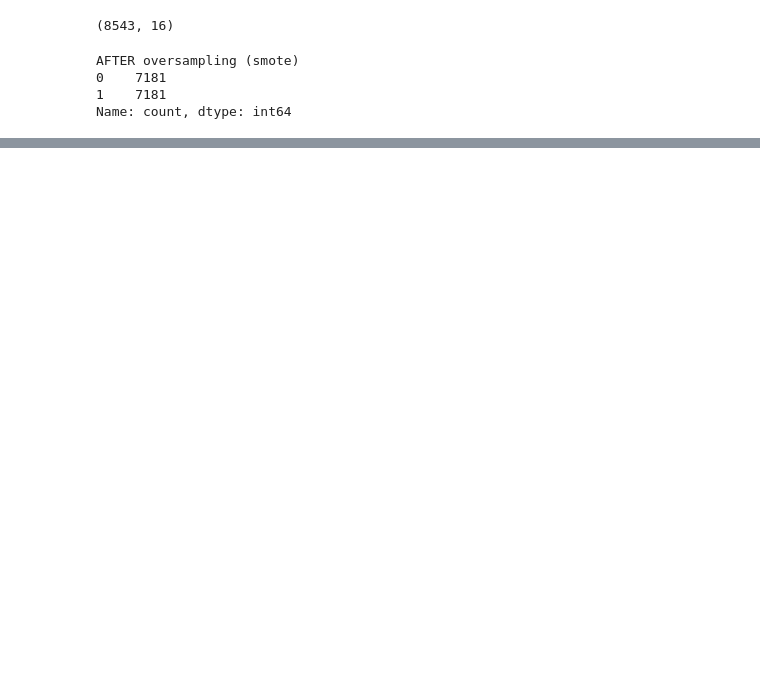
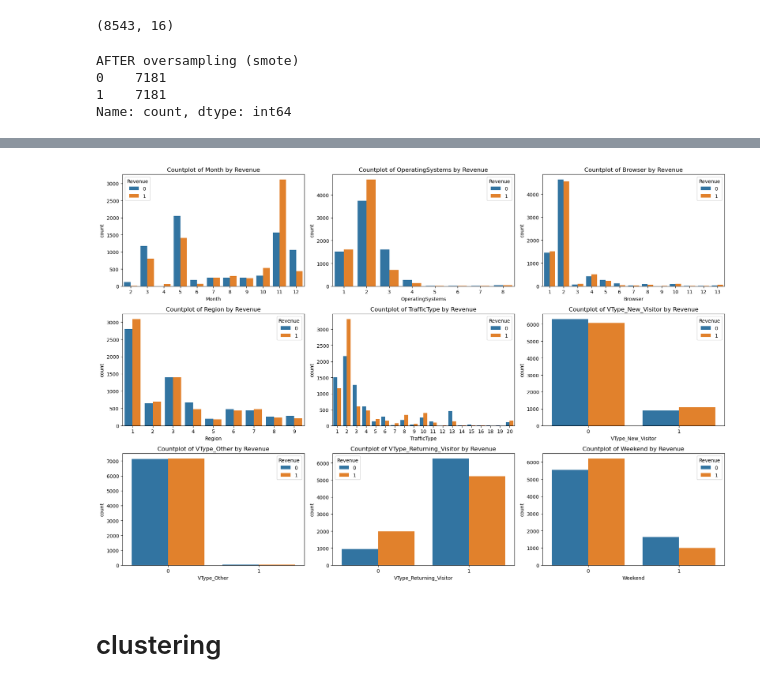
Before and after one commit to Opara19/ML_project03, a Jupyter notebook: ML_project3_test1.ipynb, the cells around one changed output, grey strips where cells are left out. Drawn from its saved outputs; the diff is of its cells as text; code cells hidden in the pictures; blank space fills up the shorter version.

```diff
--- a/ML_project3_test1.ipynb
+++ b/ML_project3_test1.ipynb
@@ -409,0 +438,13 @@ plt.scatter(km.cluster_centers_[:,0], km.cluster_centers_[:, 1], s = 50, c = 'bl
+# %%
+def ChiSquareContingency(data, y_train):
+    p_value = chi2_contingency(pd.crosstab(data, y_train))[1]
+    print(f'p-value: {p_value}')
+    if p_value > 0.05:
+        print(f'Accept H0, feature {data.name} is independent with Revenue')
+    else:
+        print(f'Reject H0, feature {data.name} is dependent with Revenue')
+
+# Assuming you are iterating over categorical columns
+for column in categorical_columns:
+    ChiSquareContingency(X_train_smote[column], y_train_smote)
+    print('')
@@ -409,0 +483,21 @@ plt.scatter(km.cluster_centers_[:,0], km.cluster_centers_[:, 1], s = 50, c = 'bl
+# %%
+ig, axes = plt.subplots(3, 3, figsize=(18, 12))
+
+# Flatten the axes array to easily iterate over subplots
+axes = axes.flatten()
+
+# Loop through each categorical column and create a countplot in each subplot
+for i, column in enumerate(categorical_columns):
+    sns.countplot(x=column, hue=y_train_smote, data=X_train_smote, ax=axes[i])
+    axes[i].set_title(f'Countplot of {column} by Revenue')
+    axes[i].legend(title='Revenue')
+
+
+
+# Adjust layout to prevent overlap of subplots
+plt.tight_layout()
+plt.show()
+# %% [output]
+[figure, added]
+# %% [markdown]
+# clustering
```
Also changed, not shown: parts of 46 cells of this notebook.
